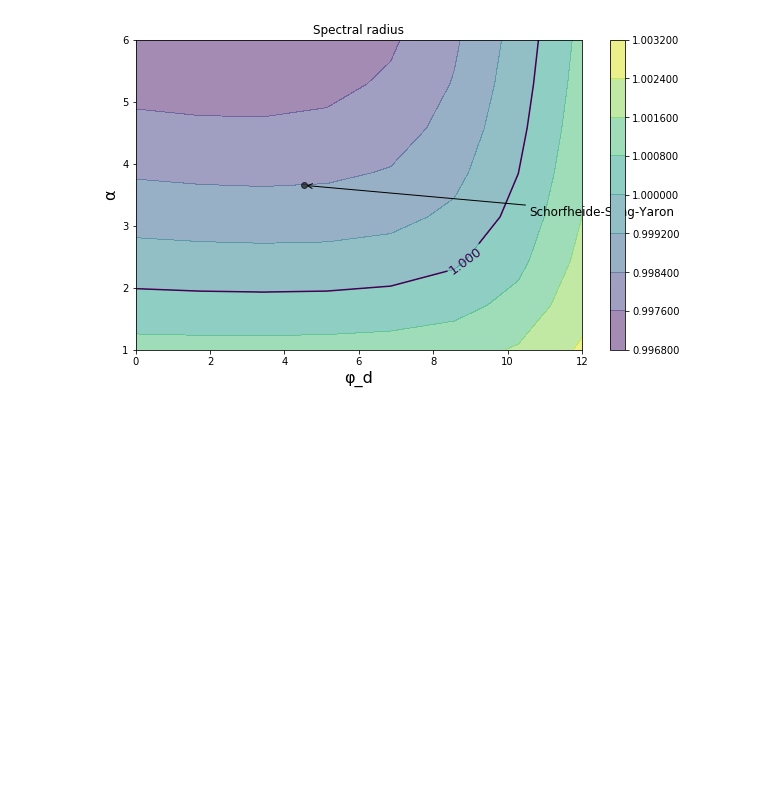
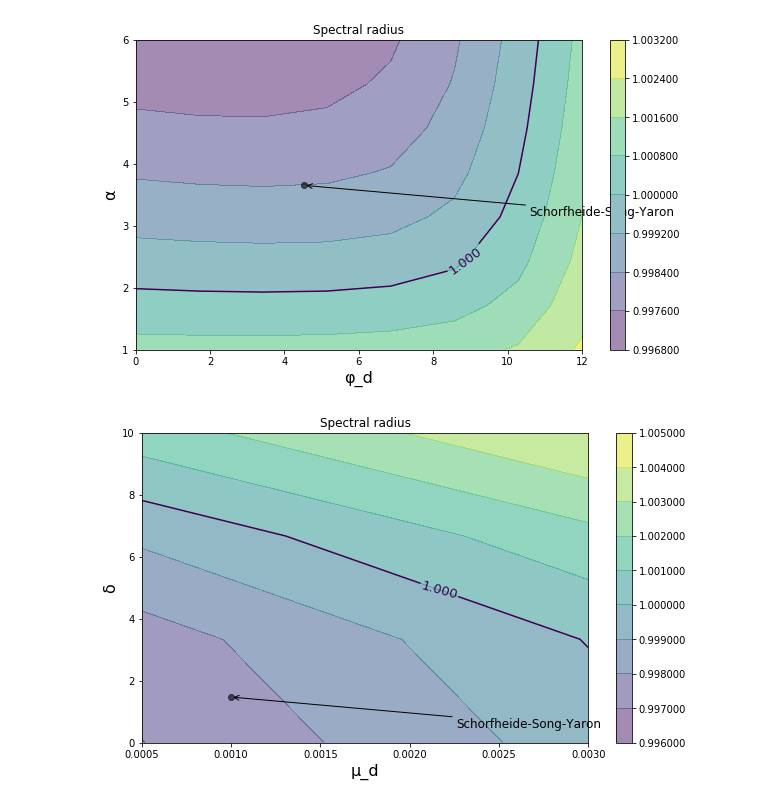
Before and after one commit to jstac/asset_pricing_code, a Jupyter notebook: ez_code/sandpit_ssy_stability_plots.ipynb, the cells around one changed output. Cells and saved outputs as stored; diff of their text form; code cells hidden in the pictures; blank space fills up the shorter version.

```diff
--- a/ez_code/sandpit_ssy_stability_plots.ipynb
+++ b/ez_code/sandpit_ssy_stability_plots.ipynb
@@ -105,3 +133,12 @@ stability_plot(SSY,
                 G=8)
 # %% [output]
 [figure]
+# %%
+stability_plot(SSY,
+               'μ_d', 0.0005, 0.003,
+               'δ', 0.0, 10.0,
+                w_star_guess=w_star,
+                coords=(225, -30),
+                G=4)
+# %% [output]
+[figure, added]
```
Also changed, not shown: parts of 11 cells of this notebook.
